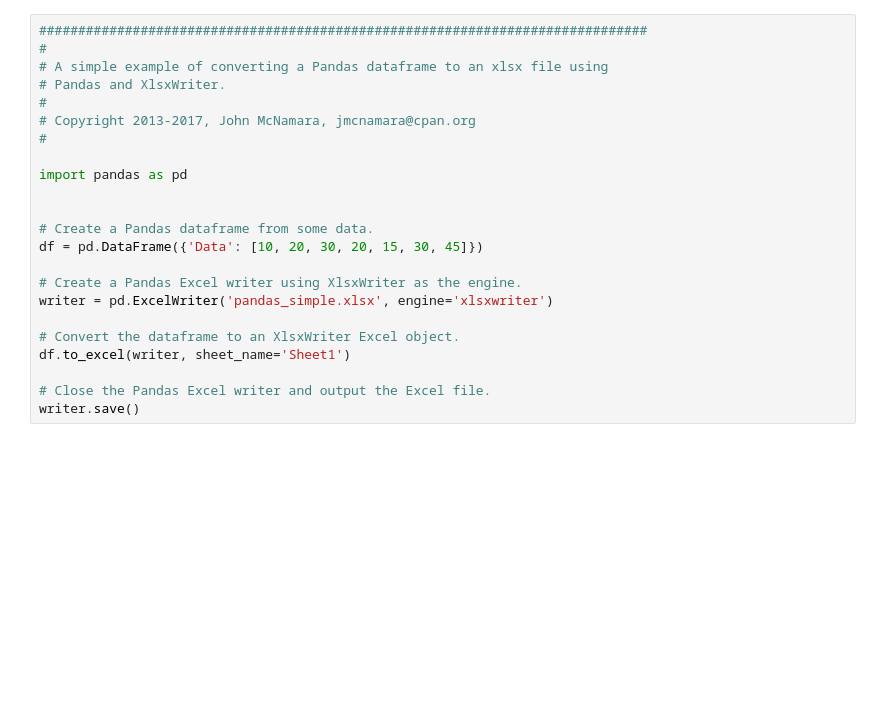
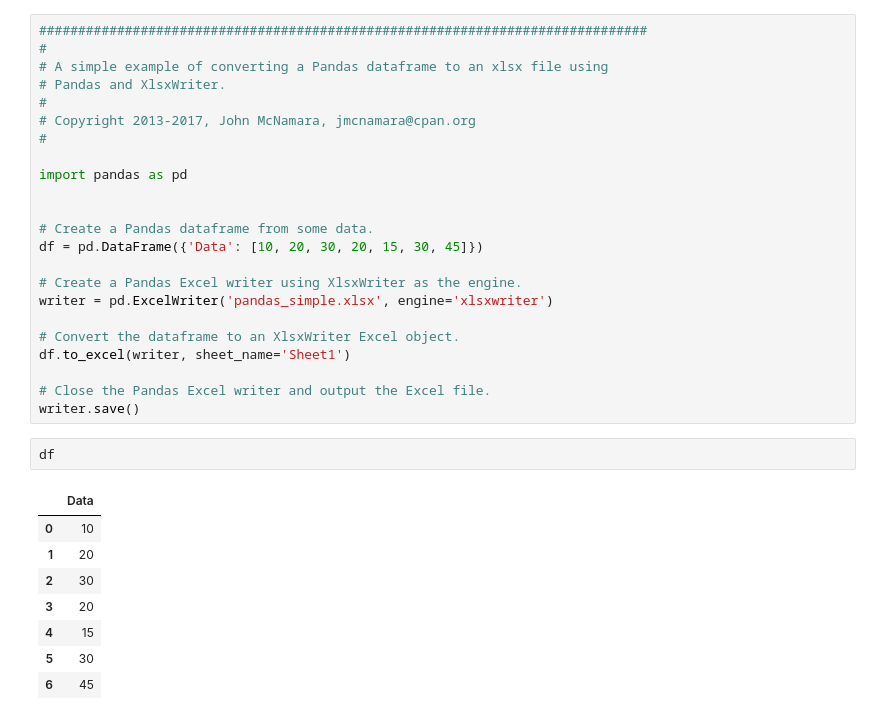
Before and after one commit to GroverGroupInc/iPython, a Jupyter notebook: converting a Pandas dataframe to an xlsx.ipynb, the cells around one changed output. Saved outputs shown, nothing was run; the diff lists cells and outputs as text; blank space fills up the shorter version.

```diff
--- a/converting a Pandas dataframe to an xlsx.ipynb
+++ b/converting a Pandas dataframe to an xlsx.ipynb
@@ -58,3 +58,14 @@ df.to_excel(writer, sheet_name='Sheet1')
 
 # Close the Pandas Excel writer and output the Excel file.
 writer.save()
+# %%
+df
+# %% [output]
+|  | Data |
+| 0 | 10 |
+| 1 | 20 |
+| 2 | 30 |
+| 3 | 20 |
+| 4 | 15 |
+| 5 | 30 |
+| 6 | 45 |
```
Also changed, not shown: parts of 2 cells of this notebook.
